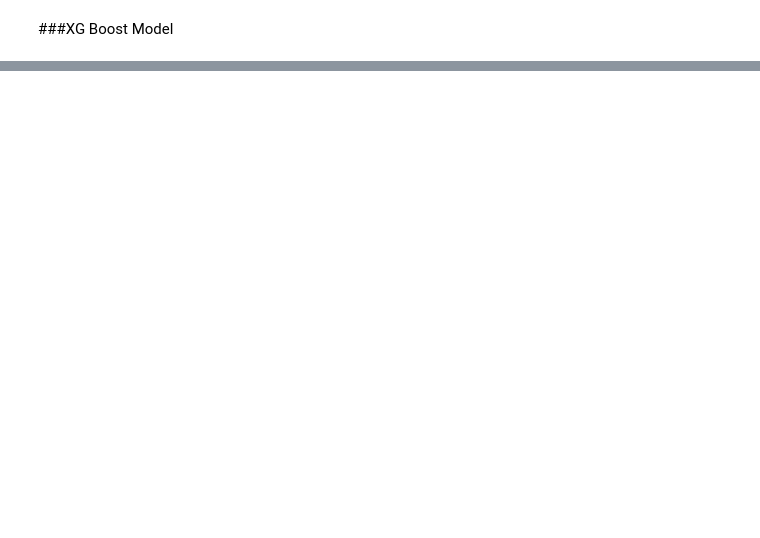
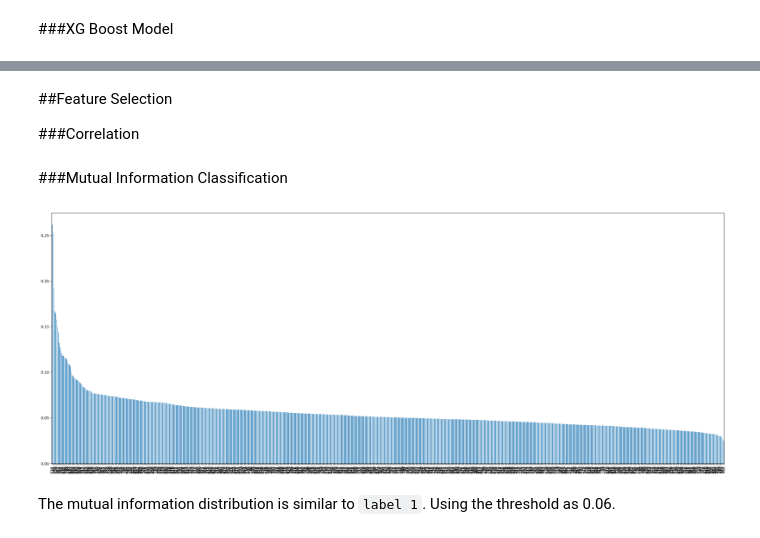
Before and after one commit to sasithak/CS4622-Project, a Jupyter notebook: level_7/level_7.ipynb, the cells around one changed output, grey strips where cells are left out. Drawn from its saved outputs; the diff is of its cells as text; code cells hidden in the pictures; blank space fills up the shorter version.

```diff
--- a/level_7/level_7.ipynb
+++ b/level_7/level_7.ipynb
@@ -258,6 +238,7 @@ from sklearn.feature_selection import mutual_info_classif
 
 def plot_mi(x: pd.DataFrame, y: pd.DataFrame) -> pd.Series:
   mi = pd.Series(mutual_info_classif(x, y))
-  mi.sort_values(ascending=False).plot.bar(figsize=(32, 12))
+  mi = mi.sort_values(ascending=False)
+  mi.plot.bar(figsize=(32, 12))
   return mi
 # %%
@@ -451,0 +486,6 @@ F1 Score:      0.9600
+# %%
+x_label_2 = train.iloc[:, : -4]
+y_label_2 = train["label_2"]
+x_valid_label_2 = valid.iloc[:, : -4]
+y_valid_label_2 = valid["label_2"]
+x_test_label_2 = test.iloc[:, 1:]
@@ -451,0 +500,5 @@ F1 Score:      0.9600
+# %%
+from imblearn.over_sampling import SMOTE
+
+smote = SMOTE(sampling_strategy='auto', random_state=42)
+x_label_2_resampled, y_label_2_resampled = smote.fit_resample(x_label_2, y_label_2)
@@ -451,0 +509,16 @@ F1 Score:      0.9600
+# %% [markdown]
+##Feature Selection
+
+###Correlation
+# %%
+x_label_2_resampled = x_label_2_resampled.drop(corr, axis = 1)
+x_valid_label_2 = x_valid_label_2.drop(corr, axis = 1)
+x_test_label_2 = x_test_label_2.drop(corr, axis = 1)
+# %% [markdown]
+###Mutual Information Classification
+# %%
+mi_label_2 = plot_mi(x_label_2_resampled, y_label_2_resampled)
+# %% [output]
+[figure, added]
+# %% [markdown]
+The mutual information distribution is similar to `label 1`. Using the threshold as 0.06.
```
Also changed, not shown: parts of 110 cells of this notebook, 1 other file.
